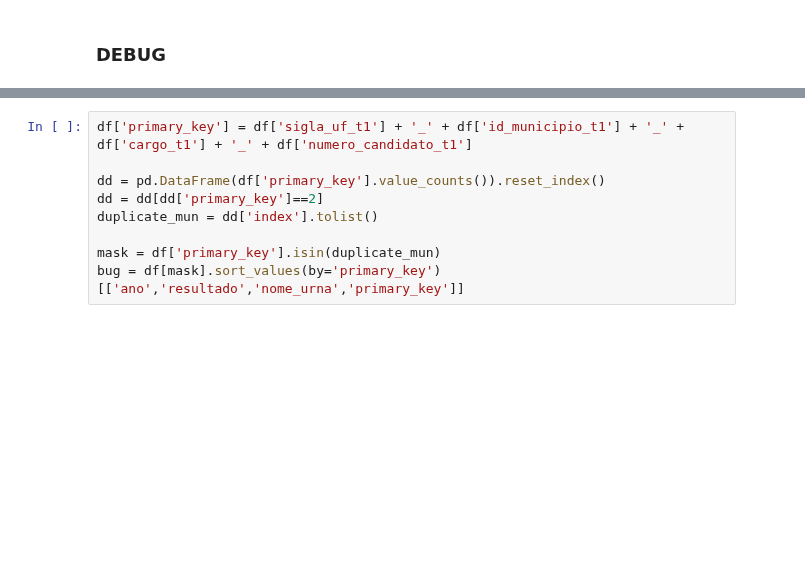
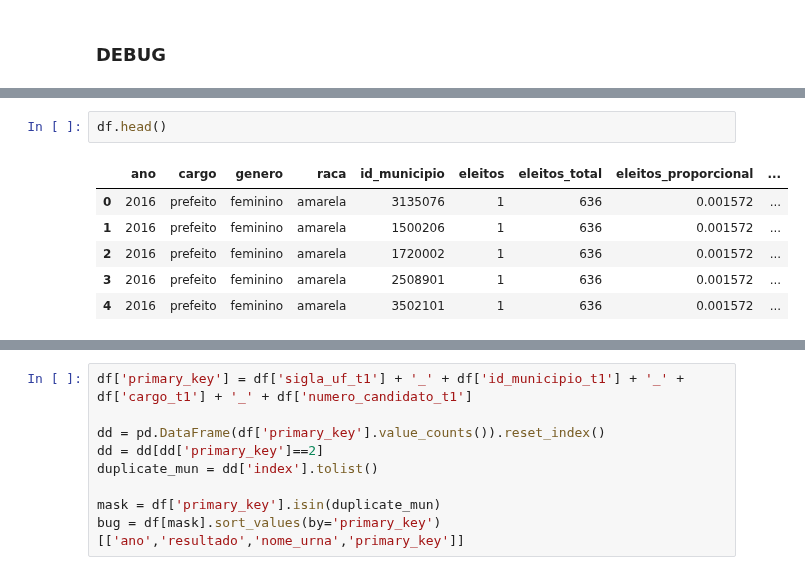
Before and after one commit to d116626/mais_projects, a Jupyter notebook: notebooks/analise_mais_alziras.ipynb, the cells around one changed output, grey strips where cells are left out. Drawn from its saved outputs; the diff is of its cells as text; blank space fills up the shorter version.

```diff
--- a/notebooks/analise_mais_alziras.ipynb
+++ b/notebooks/analise_mais_alziras.ipynb
@@ -198,3 +183,12 @@ select * from resultado
 """
 
 df = bd.read_sql(query, billing_project_id='basedosdados-dev')
+# %%
+df.head()
+# %% [output]
+|  | ano | cargo | genero | raca | id_municipio | eleitos | eleitos_total | eleitos_proporcional | ... |
+| 0 | 2016 | prefeito | feminino | amarela | 3135076 | 1 | 636 | 0.001572 | ... |
+| 1 | 2016 | prefeito | feminino | amarela | 1500206 | 1 | 636 | 0.001572 | ... |
+| 2 | 2016 | prefeito | feminino | amarela | 1720002 | 1 | 636 | 0.001572 | ... |
+| 3 | 2016 | prefeito | feminino | amarela | 2508901 | 1 | 636 | 0.001572 | ... |
+| 4 | 2016 | prefeito | feminino | amarela | 3502101 | 1 | 636 | 0.001572 | ... |
```
Also changed, not shown: parts of 9 cells of this notebook.
